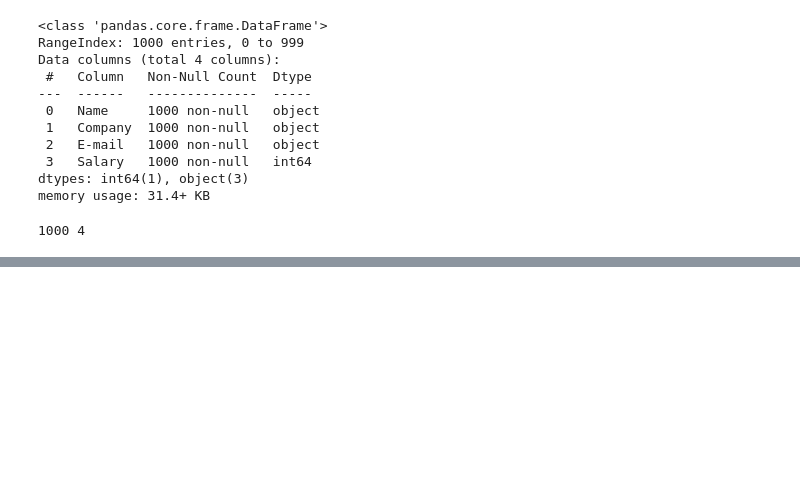
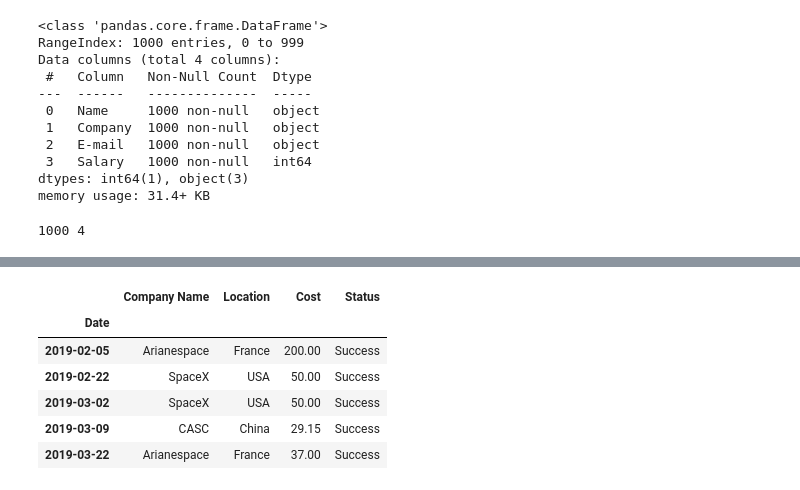
Before and after one commit to chlazaris/pandas_training, a Jupyter notebook: Pandas_Training.ipynb, the cells around one changed output, grey strips where cells are left out. Saved outputs shown, nothing was run; the diff lists cells and outputs as text; code cells hidden in the pictures; blank space fills up the shorter version.

```diff
--- a/Pandas_Training.ipynb
+++ b/Pandas_Training.ipynb
@@ -1538,0 +1564,10 @@ print(nrow, ncol)
+# %%
+space.head()
+# %% [output]
+|  | Company Name | Location | Cost | Status |
+| Date |  |  |  |  |
+| 2019-02-05 | Arianespace | France | 200.00 | Success |
+| 2019-02-22 | SpaceX | USA | 50.00 | Success |
+| 2019-03-02 | SpaceX | USA | 50.00 | Success |
+| 2019-03-09 | CASC | China | 29.15 | Success |
+| 2019-03-22 | Arianespace | France | 37.00 | Success |
```
Also changed, not shown: parts of 8 cells of this notebook.
